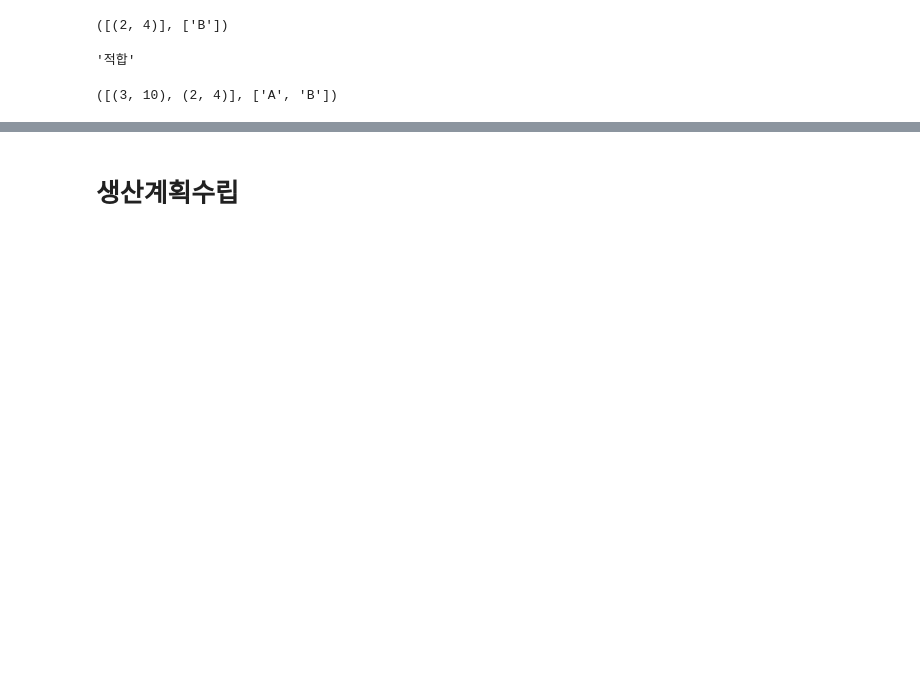
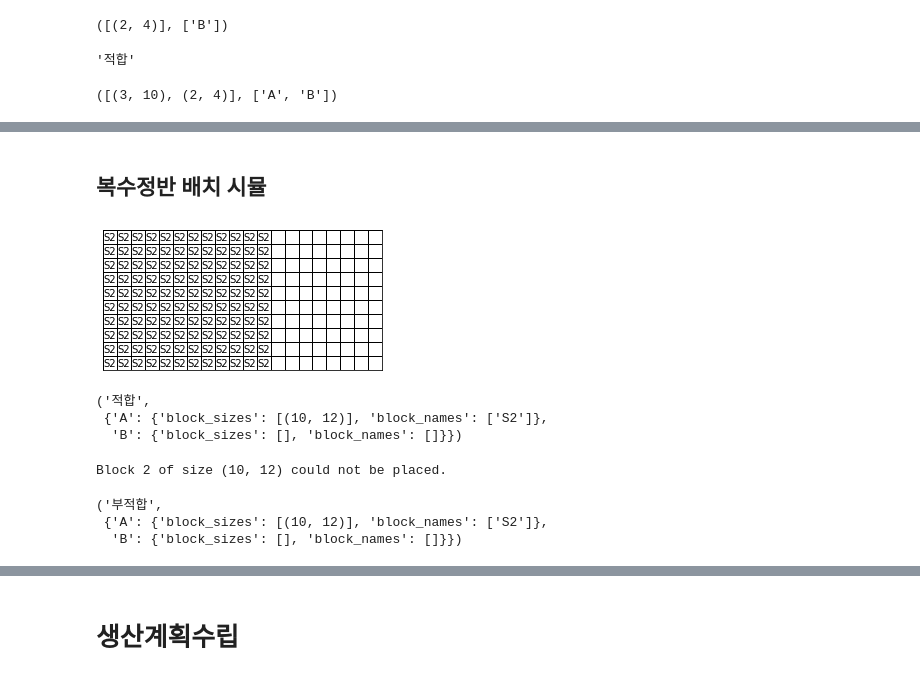
Before and after one commit to kstyle2198/optimus, a Jupyter notebook: 프로토타입5.ipynb, the cells around one changed output, grey strips where cells are left out. Drawn from its saved outputs; the diff is of its cells as text; code cells hidden in the pictures; blank space fills up the shorter version.

```diff
--- a/프로토타입5.ipynb
+++ b/프로토타입5.ipynb
@@ -858,7 +555,7 @@ surface, surface_width, surface_height = 정반세팅(사이즈)
 ([(3, 10), (2, 4)], ['A', 'B'])
 # %%
 # Place the blocks on the surface
-results = fit_blocks(surface, block_sizes, block_names)
+results = fit_blocks(surface, surface_width, surface_height, block_sizes, block_names)
 surface = results[0]
 적합도 = results[1]
 surface
@@ -876,0 +579,26 @@ draw(surface)
+# %% [markdown]
+## 복수정반 배치 시뮬
+# %%
+def 정반배치적합도체크(정반명, 정반데이터, 추가블록명, 블록데이터):
+    global fin_results
+
+
+    정반사이즈 = 정반데이터[정반데이터["정반명"]==정반명]["사이즈"].values[0]
+    블록사이즈 = 블록데이터[블록데이터["블록명"]==추가블록명]["사이즈"].values[0]
+
+    fin_results[정반명]["block_sizes"] = fin_results[정반명]["block_sizes"] + [블록사이즈]
+    fin_results[정반명]["block_names"] = fin_results[정반명]["block_names"] + [추가블록명]
+
+    surface, surface_width, surface_height = 정반세팅(정반사이즈)
+    배치결과 = fit_blocks(surface, surface_width, surface_height, fin_results[정반명]["block_sizes"], fin_results[정반명]["block_names"])
+#     print(f"배치결과: {배치결과[1]}")
+
+    if 배치결과[1] == "적합":
+        배치레이아웃 = 배치결과[0]
+        draw1(배치레이아웃, fin_results[정반명]["block_names"])
+
+    else:
+        fin_results[정반명]["block_sizes"].remove(블록사이즈)
+        fin_results[정반명]["block_names"].remove(추가블록명)
+
+    return 배치결과[1], fin_results
@@ -876,0 +610,14 @@ draw(surface)
+# %%
+정반배치적합도체크("A", df2, "S2", df1)
+# %% [output]
+[figure, added]
+('적합',
+ {'A': {'block_sizes': [(10, 12)], 'block_names': ['S2']},
+  'B': {'block_sizes': [], 'block_names': []}})
+# %%
+정반배치적합도체크("A", df2, "S2", df1)
+# %% [output]
+Block 2 of size (10, 12) could not be placed.
+('부적합',
+ {'A': {'block_sizes': [(10, 12)], 'block_names': ['S2']},
+  'B': {'block_sizes': [], 'block_names': []}})
```
Also changed, not shown: parts of 74 cells of this notebook, 1 other file.
